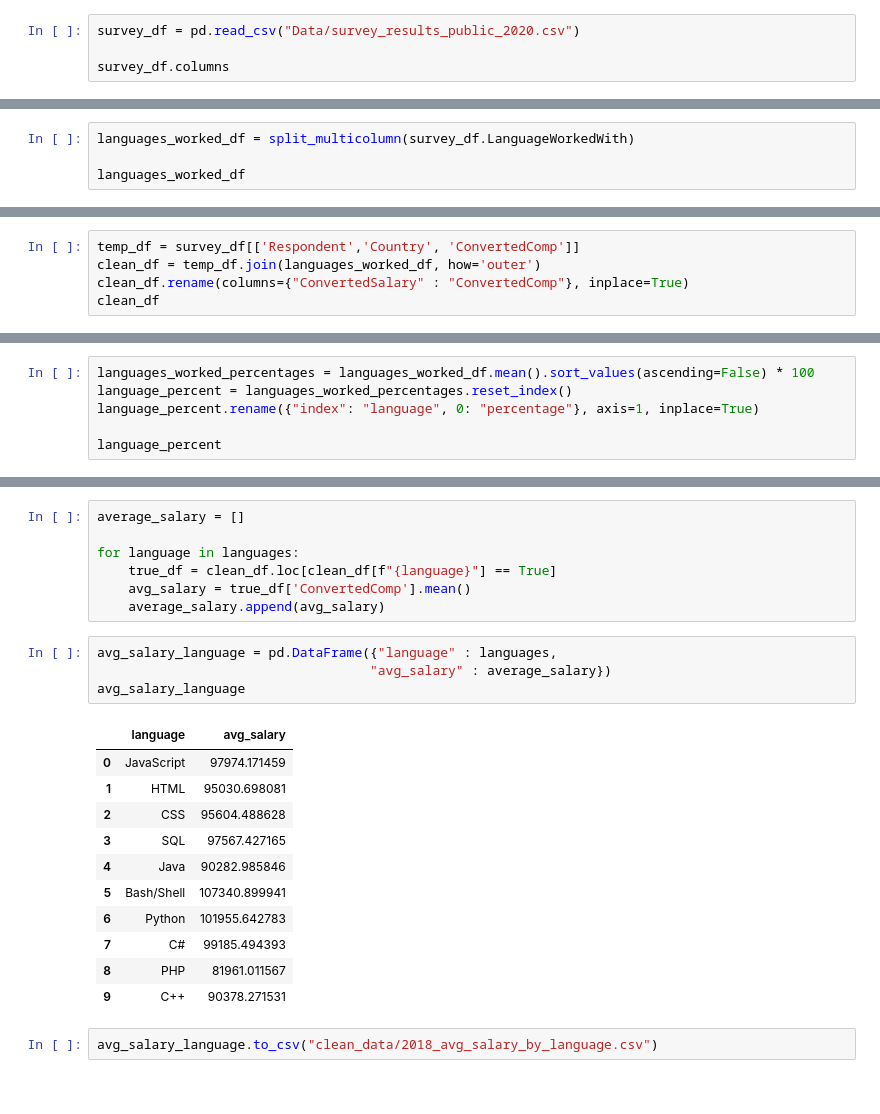
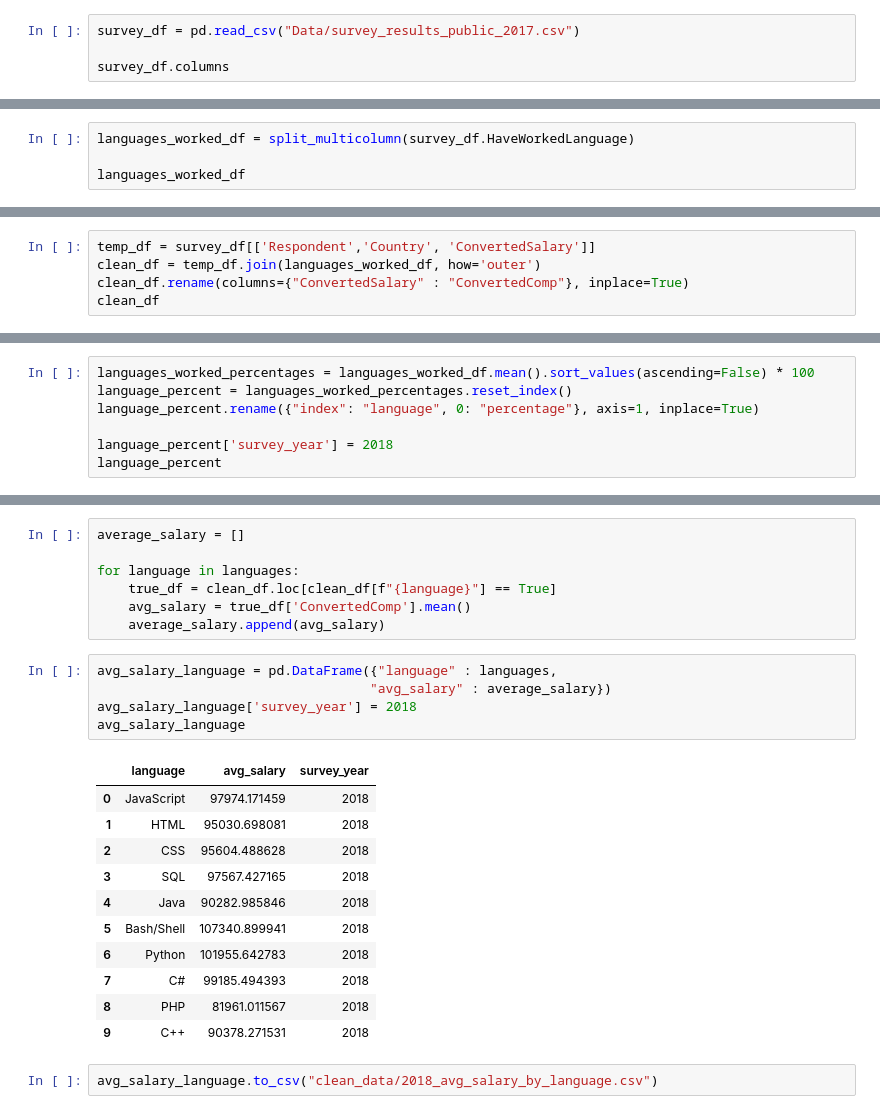
Before and after one commit to nblaul/project-2, a Jupyter notebook: ETL.ipynb, the cells around one changed output, grey strips where cells are left out. Drawn from its saved outputs; the diff is of its cells as text.

```diff
--- a/ETL.ipynb
+++ b/ETL.ipynb
@@ -2,7 +2,7 @@
 import pandas as pd
 import numpy as np
 # %%
-survey_df = pd.read_csv("Data/survey_results_public_2020.csv")
+survey_df = pd.read_csv("Data/survey_results_public_2017.csv")
 
 survey_df.columns
 # %% [output]
@@ -39,7 +30,7 @@ def split_multicolumn(col_series):
             result_df.at[idx, option] = True
     return result_df[options]
 # %%
-languages_worked_df = split_multicolumn(survey_df.LanguageWorkedWith)
+languages_worked_df = split_multicolumn(survey_df.HaveWorkedLanguage)
 
 languages_worked_df
 # %% [output]
@@ -59,5 +50,5 @@ languages_worked_df
 # %%
-temp_df = survey_df[['Respondent','Country', 'ConvertedComp']]
+temp_df = survey_df[['Respondent','Country', 'ConvertedSalary']]
 clean_df = temp_df.join(languages_worked_df, how='outer')
 clean_df.rename(columns={"ConvertedSalary" : "ConvertedComp"}, inplace=True)
 clean_df
@@ -96,5 +71,6 @@ languages_worked_percentages = languages_worked_df.mean().sort_values(ascending=
 language_percent = languages_worked_percentages.reset_index()
 language_percent.rename({"index": "language", 0: "percentage"}, axis=1, inplace=True)
 
+language_percent['survey_year'] = 2018
 language_percent
 # %% [output]
@@ -144,18 +120,19 @@ for language in languages:
 # %%
 avg_salary_language = pd.DataFrame({"language" : languages,
                                    "avg_salary" : average_salary})
+avg_salary_language['survey_year'] = 2018
 avg_salary_language
 # %% [output]
-|  | language | avg_salary |
-| 0 | JavaScript | 97974.171459 |
-| 1 | HTML | 95030.698081 |
-| 2 | CSS | 95604.488628 |
-| 3 | SQL | 97567.427165 |
-| 4 | Java | 90282.985846 |
-| 5 | Bash/Shell | 107340.899941 |
-| 6 | Python | 101955.642783 |
-| 7 | C# | 99185.494393 |
-| 8 | PHP | 81961.011567 |
-| 9 | C++ | 90378.271531 |
+|  | language | avg_salary | survey_year |
+| 0 | JavaScript | 97974.171459 | 2018 |
+| 1 | HTML | 95030.698081 | 2018 |
+| 2 | CSS | 95604.488628 | 2018 |
+| 3 | SQL | 97567.427165 | 2018 |
+| 4 | Java | 90282.985846 | 2018 |
+| 5 | Bash/Shell | 107340.899941 | 2018 |
+| 6 | Python | 101955.642783 | 2018 |
+| 7 | C# | 99185.494393 | 2018 |
+| 8 | PHP | 81961.011567 | 2018 |
+| 9 | C++ | 90378.271531 | 2018 |
 # %%
 avg_salary_language.to_csv("clean_data/2018_avg_salary_by_language.csv")
```
Also changed, not shown: parts of 6 cells of this notebook, 9 other files.
